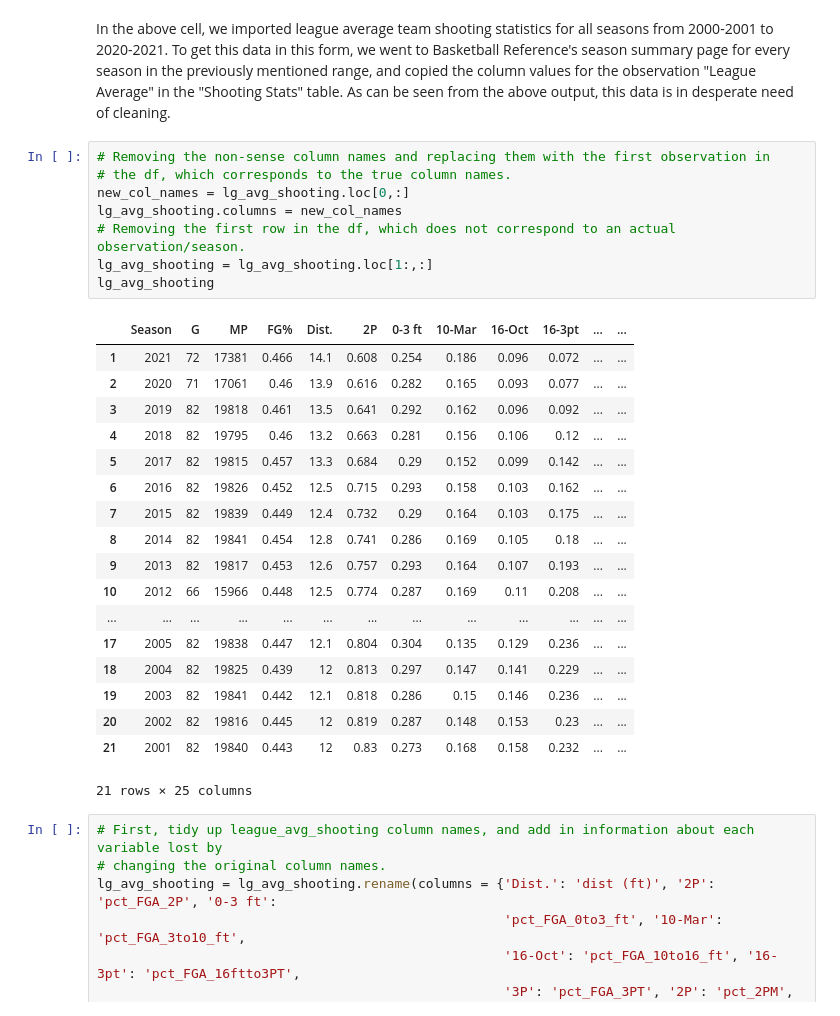
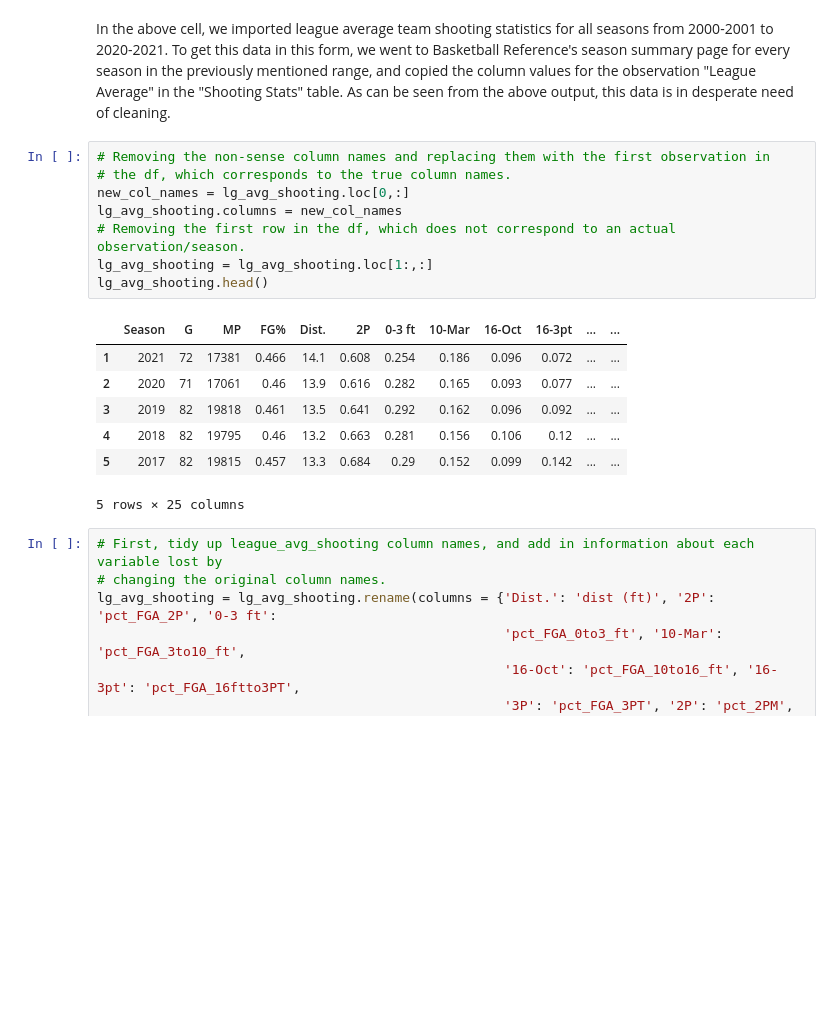
Before and after one commit to MAhram1/INFO-2950-Project, a Jupyter notebook: proj.ipynb, the cells around one changed output. Cells and saved outputs as stored; diff of their text form; blank space fills up the shorter version.

```diff
--- a/proj.ipynb
+++ b/proj.ipynb
@@ -256,30 +245,19 @@ In the above cell, we imported league average team shooting statistics for all s
 # %%
 # Removing the non-sense column names and replacing them with the first observation in
 # the df, which corresponds to the true column names.
 new_col_names = lg_avg_shooting.loc[0,:]
 lg_avg_shooting.columns = new_col_names
 # Removing the first row in the df, which does not correspond to an actual observation/season.
 lg_avg_shooting = lg_avg_shooting.loc[1:,:]
-lg_avg_shooting
+lg_avg_shooting.head()
 # %% [output]
 |  | Season | G | MP | FG% | Dist. | 2P | 0-3 ft | 10-Mar | 16-Oct | 16-3pt | ... | ... |
 | 1 | 2021 | 72 | 17381 | 0.466 | 14.1 | 0.608 | 0.254 | 0.186 | 0.096 | 0.072 | ... | ... |
 | 2 | 2020 | 71 | 17061 | 0.46 | 13.9 | 0.616 | 0.282 | 0.165 | 0.093 | 0.077 | ... | ... |
 | 3 | 2019 | 82 | 19818 | 0.461 | 13.5 | 0.641 | 0.292 | 0.162 | 0.096 | 0.092 | ... | ... |
 | 4 | 2018 | 82 | 19795 | 0.46 | 13.2 | 0.663 | 0.281 | 0.156 | 0.106 | 0.12 | ... | ... |
 | 5 | 2017 | 82 | 19815 | 0.457 | 13.3 | 0.684 | 0.29 | 0.152 | 0.099 | 0.142 | ... | ... |
-| 6 | 2016 | 82 | 19826 | 0.452 | 12.5 | 0.715 | 0.293 | 0.158 | 0.103 | 0.162 | ... | ... |
-| 7 | 2015 | 82 | 19839 | 0.449 | 12.4 | 0.732 | 0.29 | 0.164 | 0.103 | 0.175 | ... | ... |
-| 8 | 2014 | 82 | 19841 | 0.454 | 12.8 | 0.741 | 0.286 | 0.169 | 0.105 | 0.18 | ... | ... |
-| 9 | 2013 | 82 | 19817 | 0.453 | 12.6 | 0.757 | 0.293 | 0.164 | 0.107 | 0.193 | ... | ... |
-| 10 | 2012 | 66 | 15966 | 0.448 | 12.5 | 0.774 | 0.287 | 0.169 | 0.11 | 0.208 | ... | ... |
-| ... | ... | ... | ... | ... | ... | ... | ... | ... | ... | ... | ... | ... |
-| 17 | 2005 | 82 | 19838 | 0.447 | 12.1 | 0.804 | 0.304 | 0.135 | 0.129 | 0.236 | ... | ... |
-| 18 | 2004 | 82 | 19825 | 0.439 | 12 | 0.813 | 0.297 | 0.147 | 0.141 | 0.229 | ... | ... |
-| 19 | 2003 | 82 | 19841 | 0.442 | 12.1 | 0.818 | 0.286 | 0.15 | 0.146 | 0.236 | ... | ... |
-| 20 | 2002 | 82 | 19816 | 0.445 | 12 | 0.819 | 0.287 | 0.148 | 0.153 | 0.23 | ... | ... |
-| 21 | 2001 | 82 | 19840 | 0.443 | 12 | 0.83 | 0.273 | 0.168 | 0.158 | 0.232 | ... | ... |
-21 rows × 25 columns
+5 rows × 25 columns
 # %%
 # First, tidy up league_avg_shooting column names, and add in information about each variable lost by
 # changing the original column names.
```
Also changed, not shown: parts of 9 cells of this notebook.
